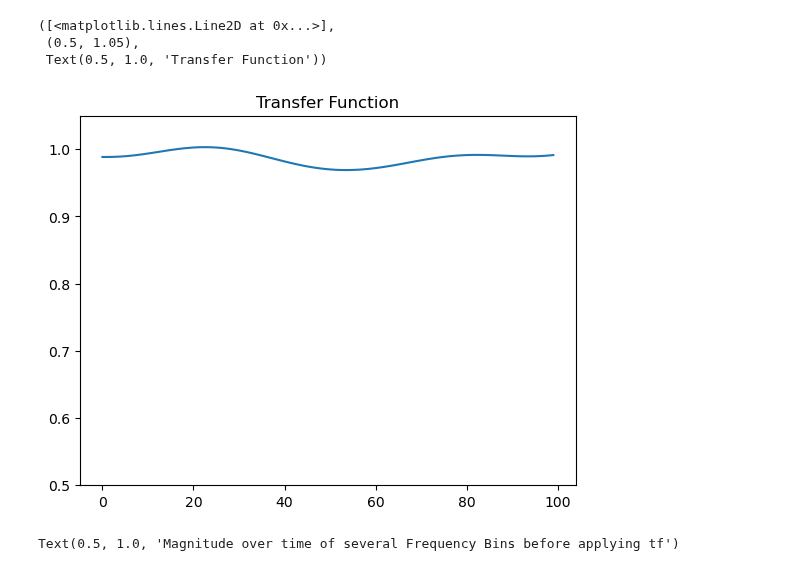
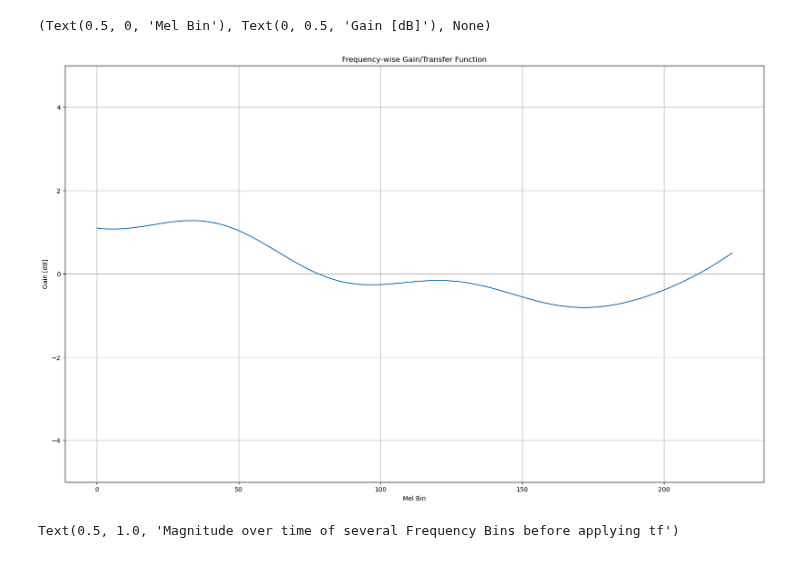
Before and after one commit to MichaelReiter94/acoustic_covid_detection, a Jupyter notebook: python/Jupyter_Notebooks/Transfer Function Augmentations.ipynb, the cells around one changed output. Saved outputs shown, nothing was run; the diff lists cells and outputs as text; code cells hidden in the pictures.

```diff
--- a/python/Jupyter_Notebooks/Transfer Function Augmentations.ipynb
+++ b/python/Jupyter_Notebooks/Transfer Function Augmentations.ipynb
@@ -56,10 +56,12 @@ tf = TransferFunctionSim(k=0.05, sinusoid_ratios=[15, 8, 5, 3, 2, 1])
 # %%
-plt.plot(1+tf.get_tf(torch.ones(100, 20))), plt.ylim([0.5, 1.05]), plt.title("Transfer Function")
+plt.figure(figsize=(20, 12))  # Adjust the width and height as needed
+plt.plot(np.linspace(0,224, 224), 1+tf.get_tf(torch.ones(224, 20))),
+plt.ylim([-5, 5]),
+plt.title("Frequency-wise Gain/Transfer Function"),
+plt.xlabel("Mel Bin"), plt.ylabel("Gain [dB]"), plt.grid()
 # %% [output]
-([<matplotlib.lines.Line2D at 0x...>],
- (0.5, 1.05),
- Text(0.5, 1.0, 'Transfer Function'))
+(Text(0.5, 0, 'Mel Bin'), Text(0, 0.5, 'Gain [dB]'), None)
-[figure, old version]
+[figure, new version]
 # %%
 sample = torch.ones(10, 20) + 0.01*torch.rand(10, 20)
 # %%
```
Also changed, not shown: parts of 2 cells of this notebook, 26 other files.
